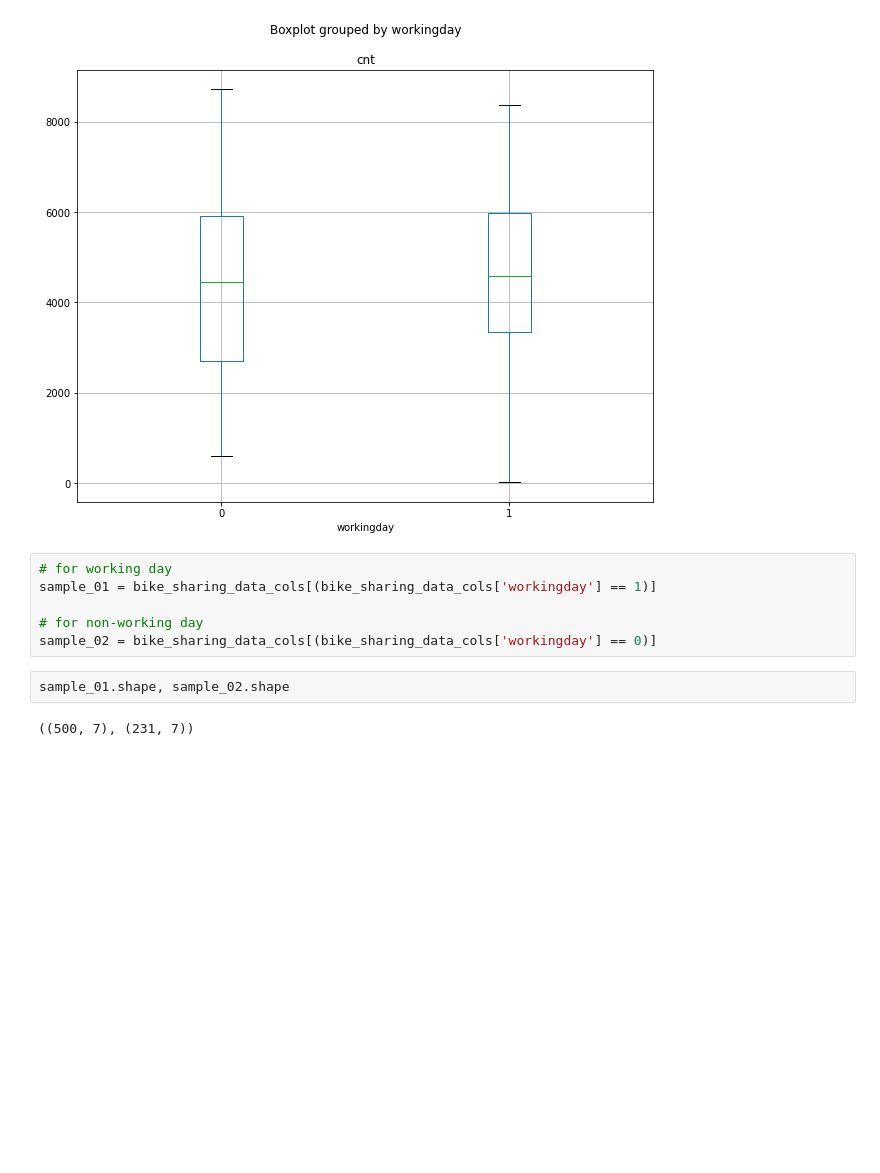
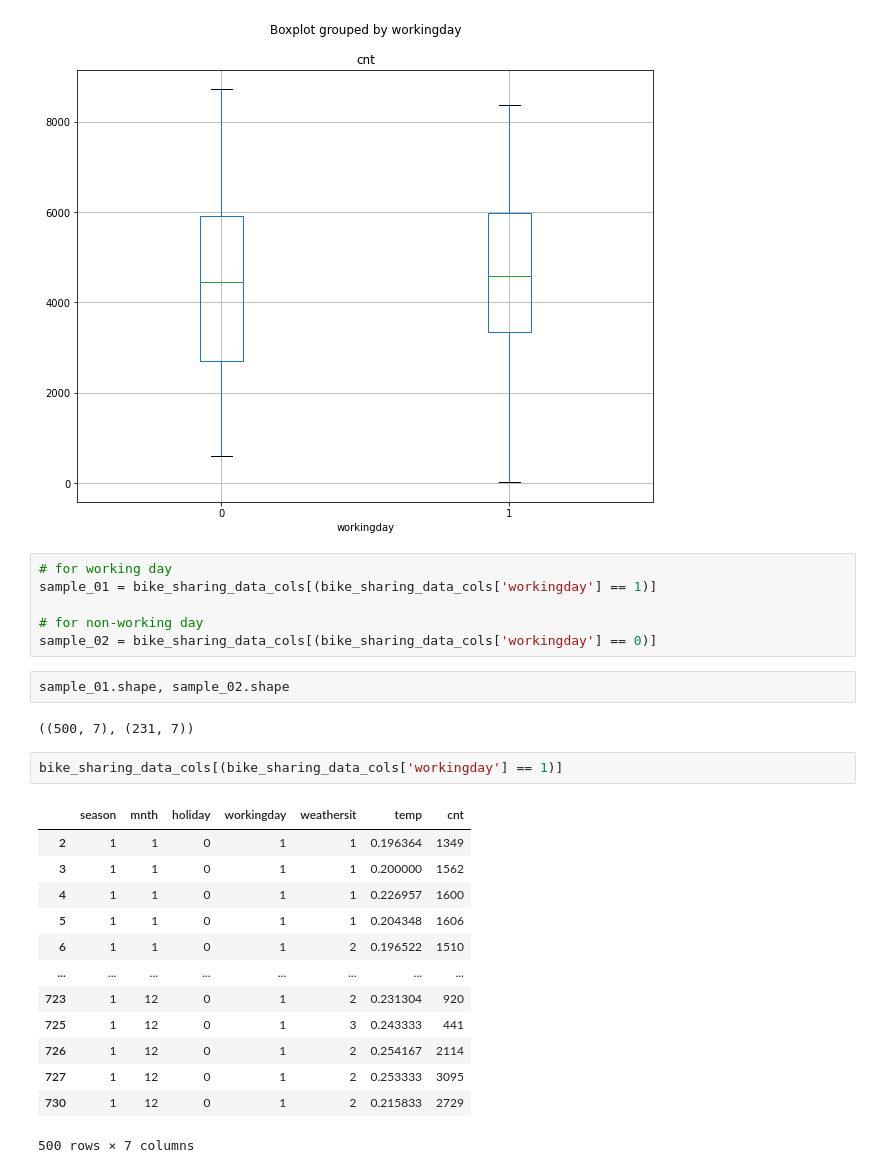
Before and after one commit to Crazz-Zaac/hypothesis-testing-python, a Jupyter notebook: T-test.ipynb, the cells around one changed output. Drawn from its saved outputs; the diff is of its cells as text; blank space fills up the shorter version.

```diff
--- a/T-test.ipynb
+++ b/T-test.ipynb
@@ -131,3 +131,19 @@ sample_02 = bike_sharing_data_cols[(bike_sharing_data_cols['workingday'] == 0)]
 sample_01.shape, sample_02.shape
 # %% [output]
 ((500, 7), (231, 7))
+# %%
+bike_sharing_data_cols[(bike_sharing_data_cols['workingday'] == 1)]
+# %% [output]
+|  | season | mnth | holiday | workingday | weathersit | temp | cnt |
+| 2 | 1 | 1 | 0 | 1 | 1 | 0.196364 | 1349 |
+| 3 | 1 | 1 | 0 | 1 | 1 | 0.200000 | 1562 |
+| 4 | 1 | 1 | 0 | 1 | 1 | 0.226957 | 1600 |
+| 5 | 1 | 1 | 0 | 1 | 1 | 0.204348 | 1606 |
+| 6 | 1 | 1 | 0 | 1 | 2 | 0.196522 | 1510 |
+| ... | ... | ... | ... | ... | ... | ... | ... |
+| 723 | 1 | 12 | 0 | 1 | 2 | 0.231304 | 920 |
+| 725 | 1 | 12 | 0 | 1 | 3 | 0.243333 | 441 |
+| 726 | 1 | 12 | 0 | 1 | 2 | 0.254167 | 2114 |
+| 727 | 1 | 12 | 0 | 1 | 2 | 0.253333 | 3095 |
+| 730 | 1 | 12 | 0 | 1 | 2 | 0.215833 | 2729 |
+500 rows × 7 columns
```
Also changed, not shown: parts of 12 cells of this notebook.
